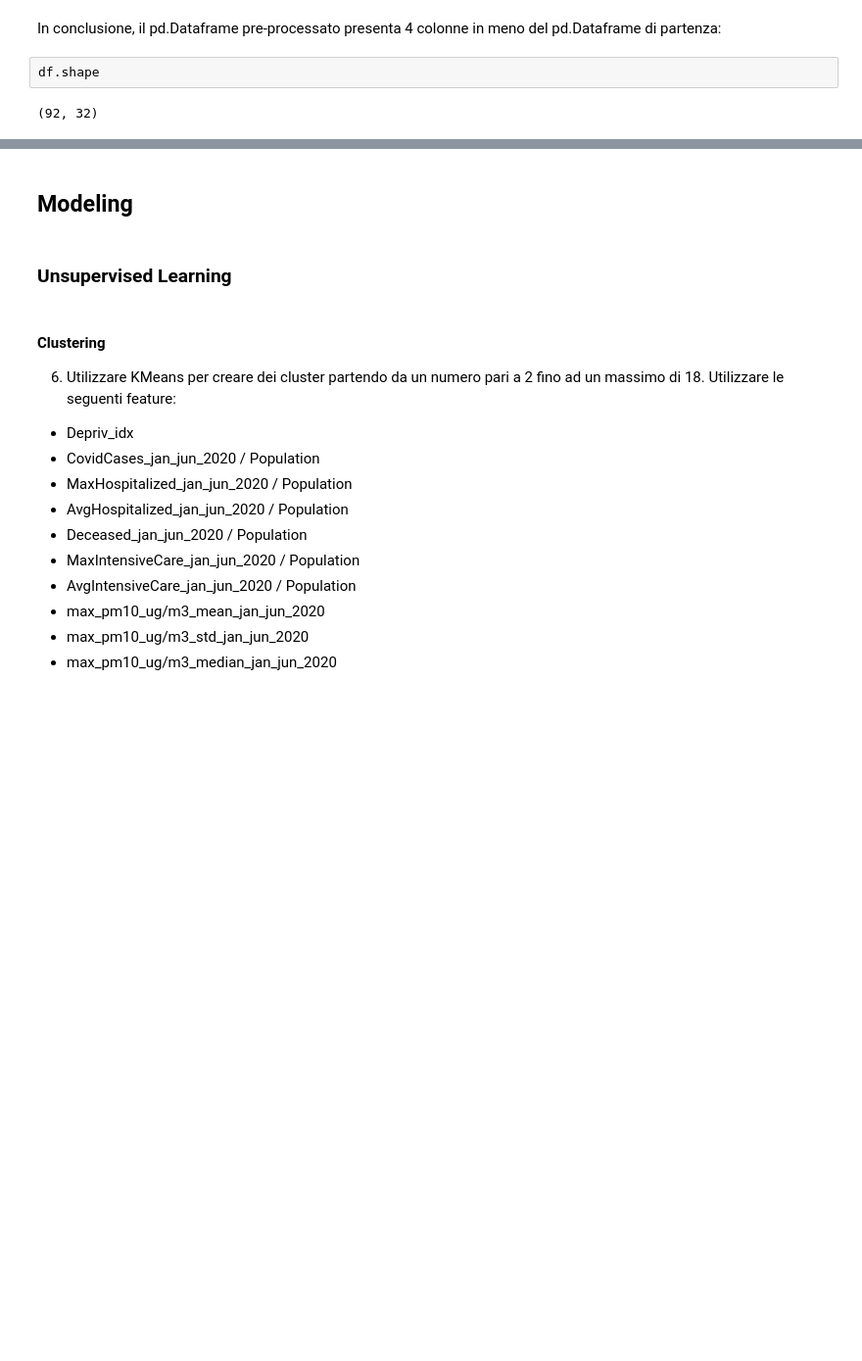
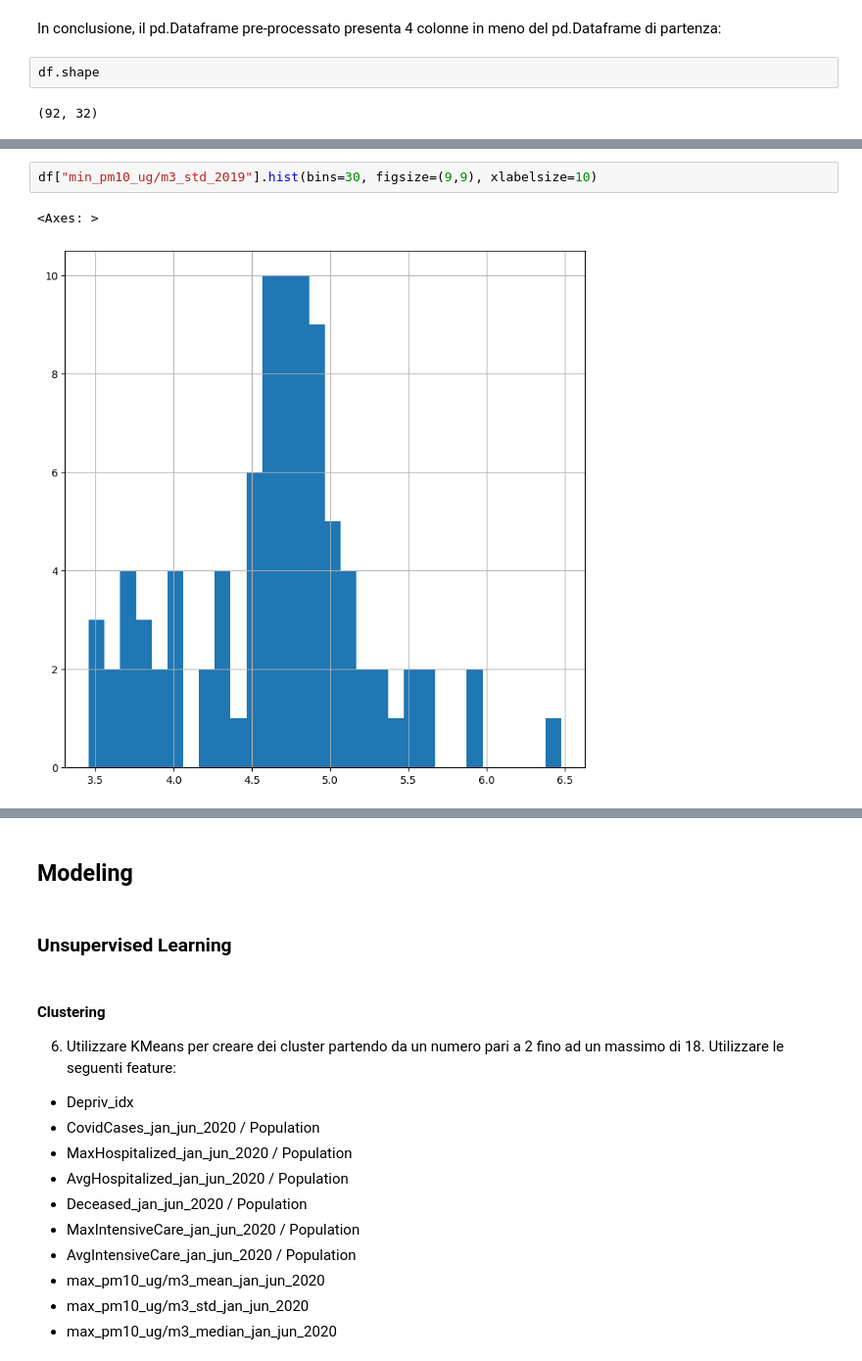
Before and after one commit to nutc22/ml-covid-pollution, a Jupyter notebook: exam.ipynb, the cells around one changed output, grey strips where cells are left out. Shown at 98% size. Drawn from its saved outputs; the diff is of its cells as text; blank space fills up the shorter version.

```diff
--- a/exam.ipynb
+++ b/exam.ipynb
@@ -153,0 +171,5 @@ df.shape
+# %%
+df["min_pm10_ug/m3_std_2019"].hist(bins=30, figsize=(9,9), xlabelsize=10)
+# %% [output]
+<Axes: >
+[figure, added]
```
Also changed, not shown: parts of 6 cells of this notebook.
